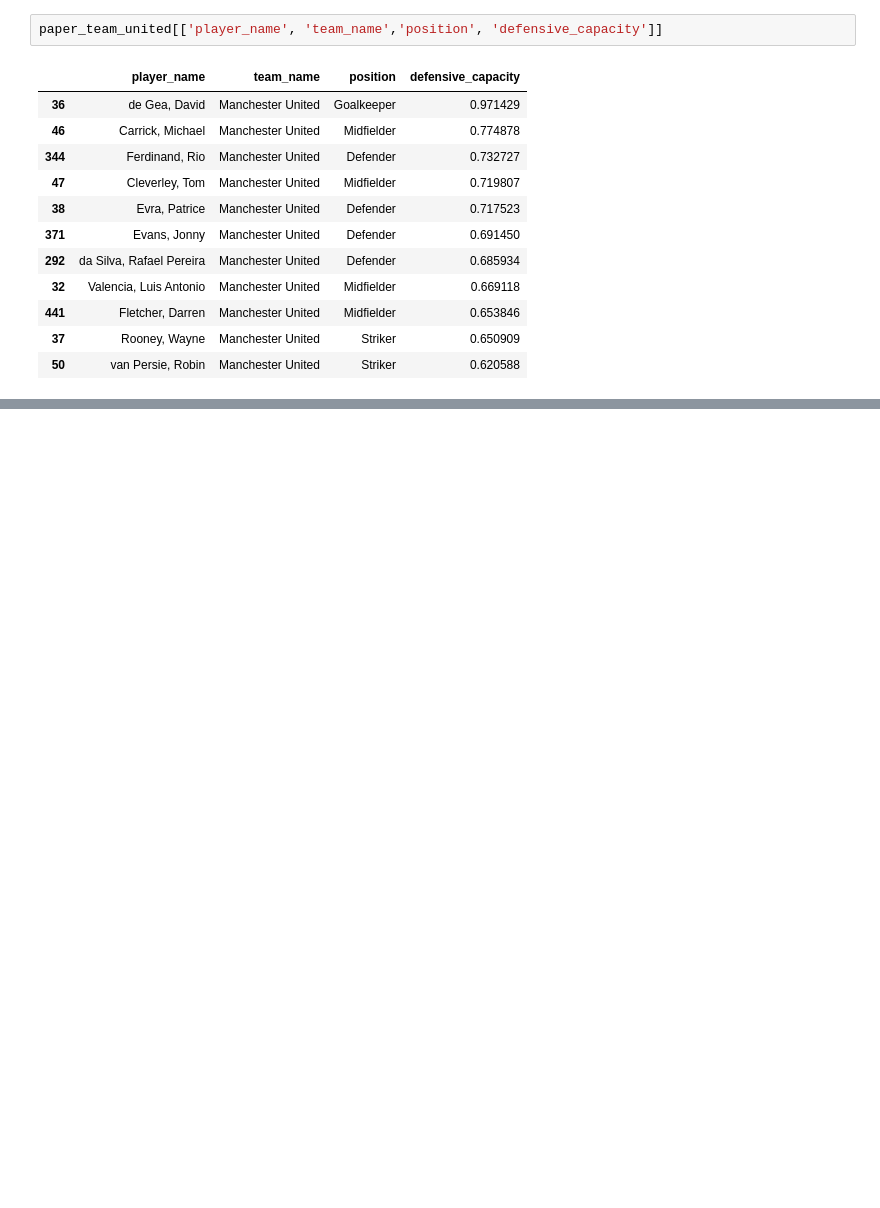
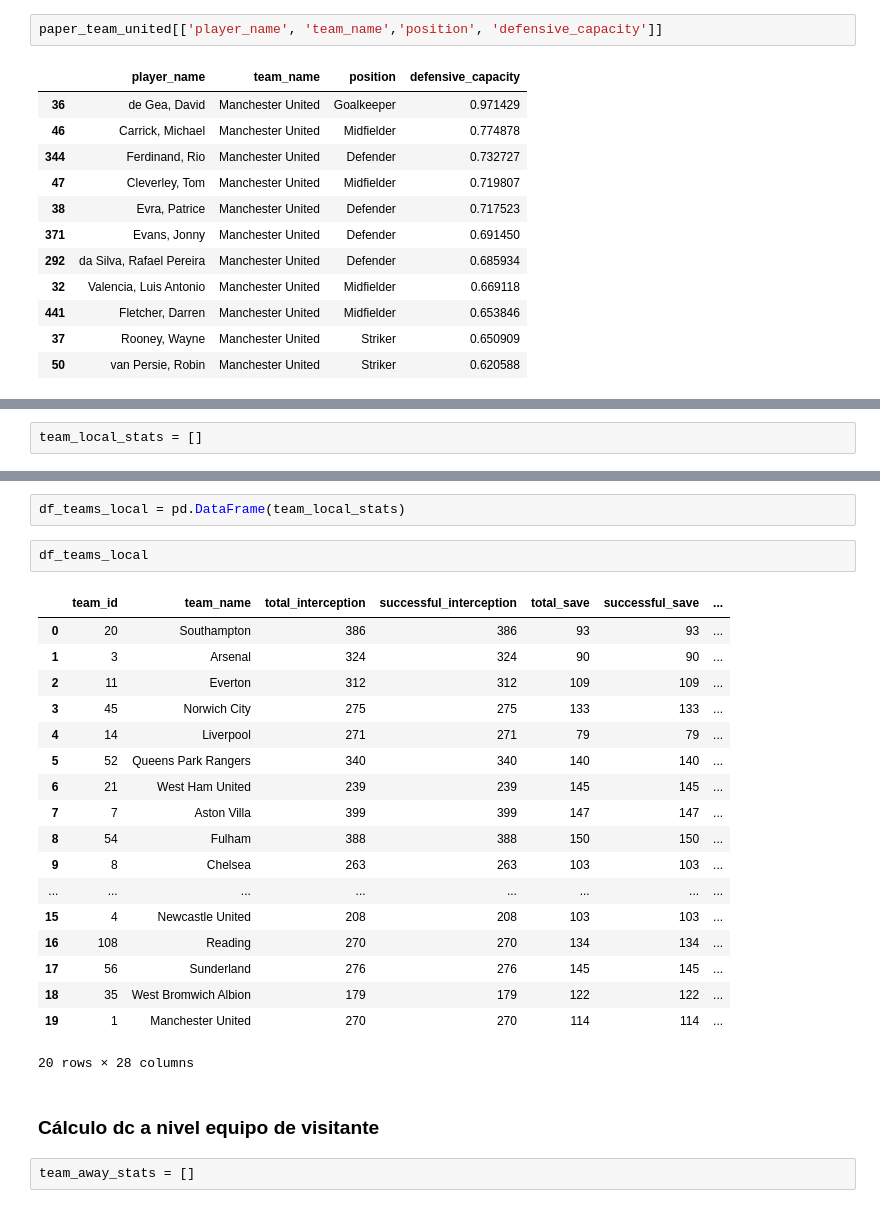
Before and after one commit to luisalawson/proyecto-TD8, a Jupyter notebook: DefensiveCapacity.ipynb, the cells around one changed output, grey strips where cells are left out. Drawn from its saved outputs; the diff is of its cells as text; blank space fills up the shorter version.

```diff
--- a/DefensiveCapacity.ipynb
+++ b/DefensiveCapacity.ipynb
@@ -300,0 +364,2 @@ paper_team_united[['player_name', 'team_name','position', 'defensive_capacity']]
+# %%
+team_local_stats = []
@@ -300,0 +418,27 @@ paper_team_united[['player_name', 'team_name','position', 'defensive_capacity']]
+# %%
+df_teams_local = pd.DataFrame(team_local_stats)
+# %%
+df_teams_local
+# %% [output]
+|  | team_id | team_name | total_interception | successful_interception | total_save | successful_save | ... |
+| 0 | 20 | Southampton | 386 | 386 | 93 | 93 | ... |
+| 1 | 3 | Arsenal | 324 | 324 | 90 | 90 | ... |
+| 2 | 11 | Everton | 312 | 312 | 109 | 109 | ... |
+| 3 | 45 | Norwich City | 275 | 275 | 133 | 133 | ... |
+| 4 | 14 | Liverpool | 271 | 271 | 79 | 79 | ... |
+| 5 | 52 | Queens Park Rangers | 340 | 340 | 140 | 140 | ... |
+| 6 | 21 | West Ham United | 239 | 239 | 145 | 145 | ... |
+| 7 | 7 | Aston Villa | 399 | 399 | 147 | 147 | ... |
+| 8 | 54 | Fulham | 388 | 388 | 150 | 150 | ... |
+| 9 | 8 | Chelsea | 263 | 263 | 103 | 103 | ... |
+| ... | ... | ... | ... | ... | ... | ... | ... |
+| 15 | 4 | Newcastle United | 208 | 208 | 103 | 103 | ... |
+| 16 | 108 | Reading | 270 | 270 | 134 | 134 | ... |
+| 17 | 56 | Sunderland | 276 | 276 | 145 | 145 | ... |
+| 18 | 35 | West Bromwich Albion | 179 | 179 | 122 | 122 | ... |
+| 19 | 1 | Manchester United | 270 | 270 | 114 | 114 | ... |
+20 rows × 28 columns
+# %% [markdown]
+### Cálculo dc a nivel equipo de visitante
+# %%
+team_away_stats = []
```
Also changed, not shown: parts of 19 cells of this notebook.
